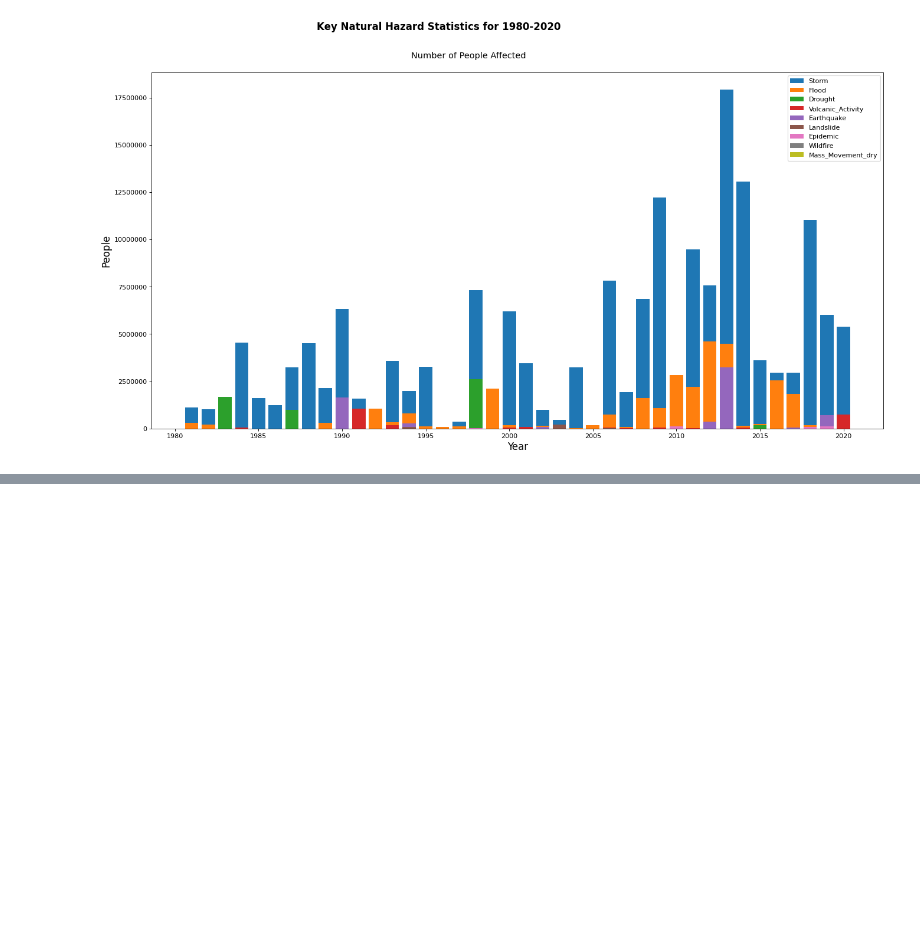
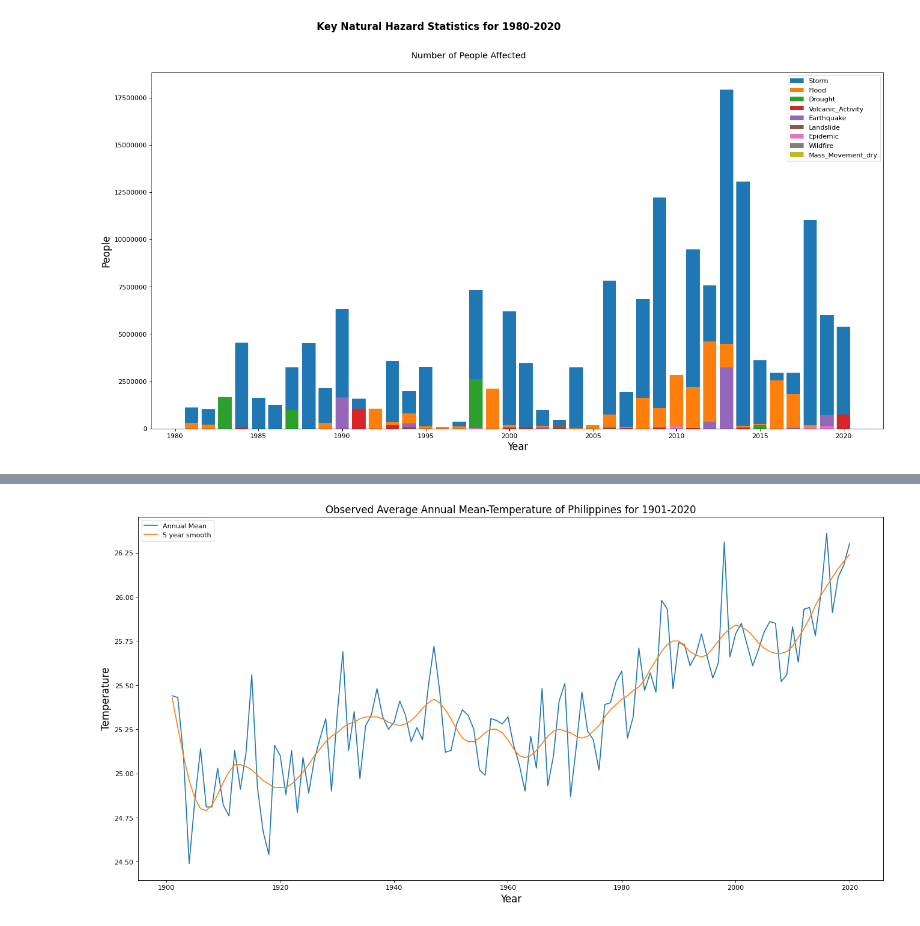
Before and after one commit to edbertocampo/Analytics-Techniques-and-Tools-Proposal-, a Jupyter notebook: Climate_Change_in_the_Philippines_through_the_Years.ipynb, the cells around one changed output, grey strips where cells are left out. Saved outputs shown, nothing was run; the diff lists cells and outputs as text; code cells hidden in the pictures; blank space fills up the shorter version.

Commit message:
Renaming and Plotting the Observed Annual Mean Temperature

```diff
--- a/Climate_Change_in_the_Philippines_through_the_Years.ipynb
+++ b/Climate_Change_in_the_Philippines_through_the_Years.ipynb
@@ -25,6 +25,7 @@ climatology_2 = 'https://github.com/edbertocampo/ITBA3206-PROJECT-GAIA/raw/main/
 climatology_3 = 'https://github.com/edbertocampo/ITBA3206-PROJECT-GAIA/raw/main/datasets/tas_climatology_annual-monthly_cru_1961-1990_PHL.csv'
 climatology_4 = 'https://github.com/edbertocampo/ITBA3206-PROJECT-GAIA/raw/main/datasets/tas_climatology_annual-monthly_cru_1991-2020_PHL.csv'
 statistics = 'https://github.com/edbertocampo/ITBA3206-PROJECT-GAIA/raw/main/datasets/key-natural-hazard-statistics-for-1980-2020.csv'
+observe_avg = 'https://github.com/edbertocampo/ITBA3206-PROJECT-GAIA/raw/main/datasets/observed-average-annual-mean-temperature-of-philippines-for-1901-2020.csv'
 # %% [markdown]
 # Reading and Printing the datasets(.csv files)
 # %%
@@ -41,6 +42,7 @@ climatology2 = pd.read_csv(climatology_2)
 climatology3 = pd.read_csv(climatology_3)
 climatology4 = pd.read_csv(climatology_4)
 stats = pd.read_csv(statistics)
+ob_avg =pd.read_csv(observe_avg)
 # %% [markdown]
 # Renaming Annual Mean Header
 # %%
@@ -256,0 +261,3 @@ plt.show()
+# %%
+ob_avg.rename(columns={'Annual Mean': 'Annual_Mean', '5-yr smooth': '5year_smooth'}, inplace=True)
+ob_avg
@@ -256,0 +278,11 @@ plt.show()
+# %%
+fig = plt.subplots(figsize=(20, 10), dpi=80)
+plt.title('Observed Average Annual Mean-Temperature of Philippines for 1901-2020', fontsize=15)
+plt.plot(ob_avg.loc[0:119, 'Category'], ob_avg.loc[0:119, 'Annual_Mean'], marker='', label='Annual Mean')
+plt.plot(ob_avg.loc[0:119, 'Category'], ob_avg.loc[0:119, '5year_smooth'], marker='', label='5 year smooth')
+plt.legend()
+plt.ylabel('Temperature', fontsize=15)
+plt.xlabel('Year', fontsize=15)
+plt.show()
+# %% [output]
+[figure, added]
```
Also changed, not shown: parts of 2 cells of this notebook.
